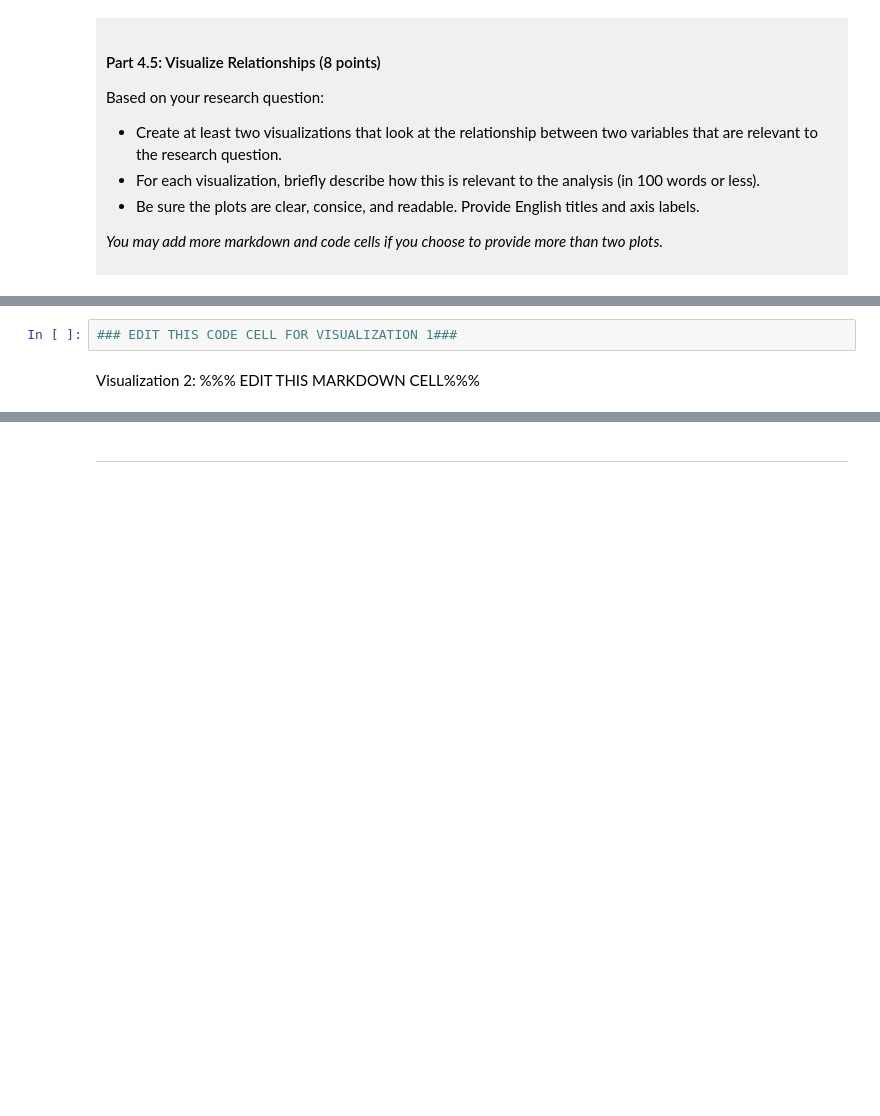
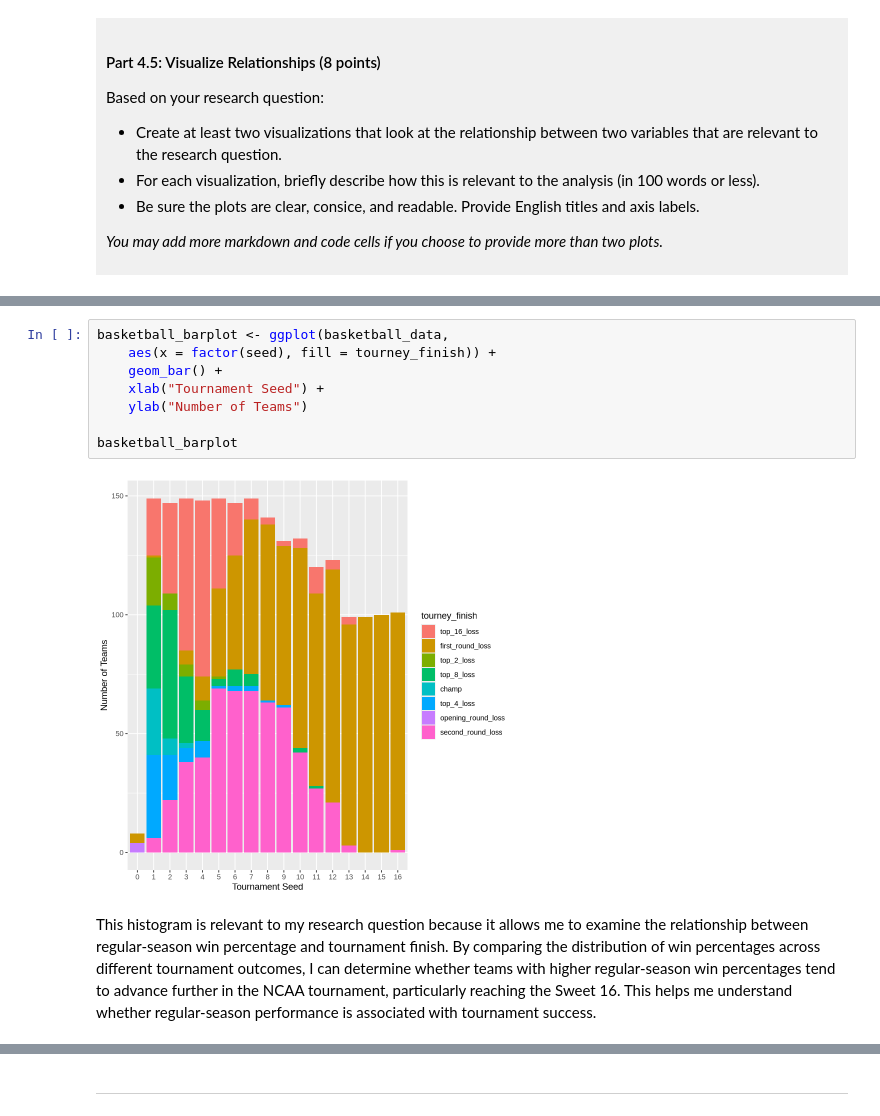
Before and after one commit to carmfeng/dsci-100-project-carmen-feng, a Jupyter notebook: dsci-100-project-notebook.ipynb, the cells around one changed output, grey strips where cells are left out. Saved outputs shown, nothing was run; the diff lists cells and outputs as text; blank space fills up the shorter version.

```diff
--- a/dsci-100-project-notebook.ipynb
+++ b/dsci-100-project-notebook.ipynb
@@ -356,5 +427,13 @@ Visualization 1: %%% EDIT THIS MARKDOWN CELL%%%
 # %%
-### EDIT THIS CODE CELL FOR VISUALIZATION 1###
+basketball_barplot <- ggplot(basketball_data,
+    aes(x = factor(seed), fill = tourney_finish)) +
+    geom_bar() +
+    xlab("Tournament Seed") +
+    ylab("Number of Teams")
+
+basketball_barplot
+# %% [output]
+[figure, added]
 # %% [markdown]
-Visualization 2: %%% EDIT THIS MARKDOWN CELL%%%
+This histogram is relevant to my research question because it allows me to examine the relationship between regular-season win percentage and tournament finish. By comparing the distribution of win percentages across different tournament outcomes, I can determine whether teams with higher regular-season win percentages tend to advance further in the NCAA tournament, particularly reaching the Sweet 16. This helps me understand whether regular-season performance is associated with tournament success.
 # %%
```
Also changed, not shown: parts of 13 cells of this notebook.
